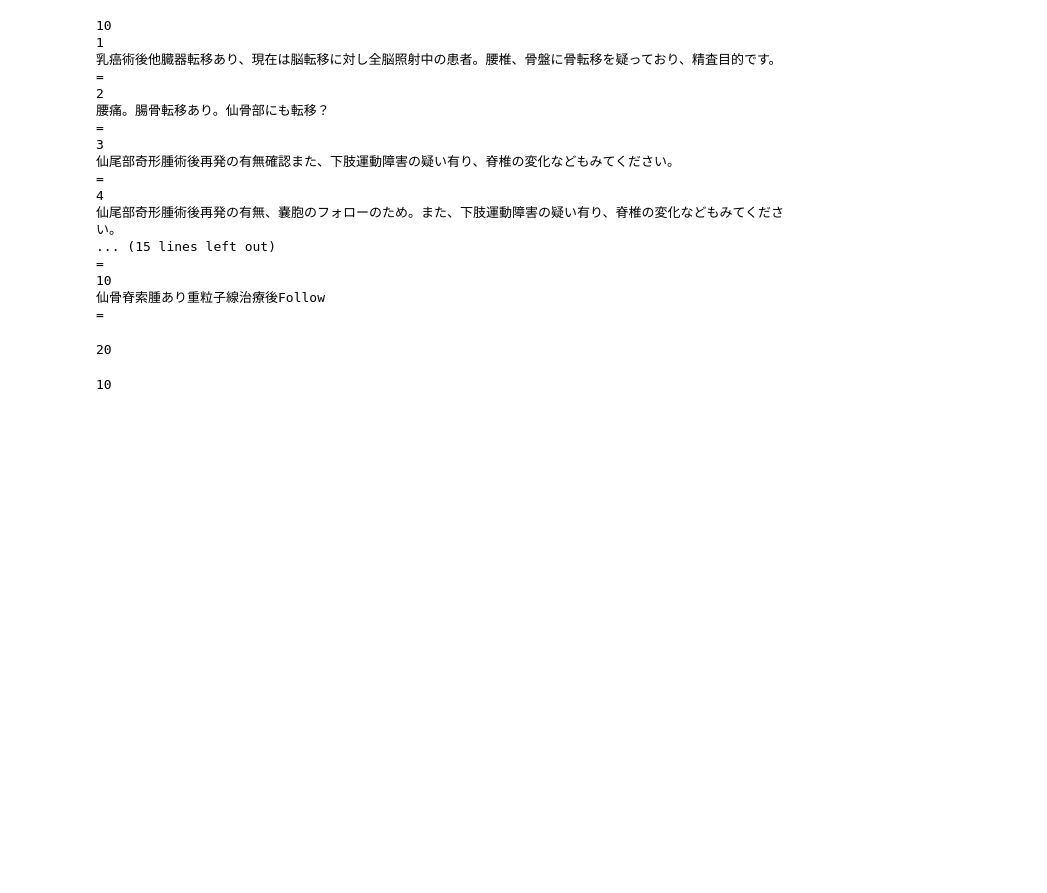
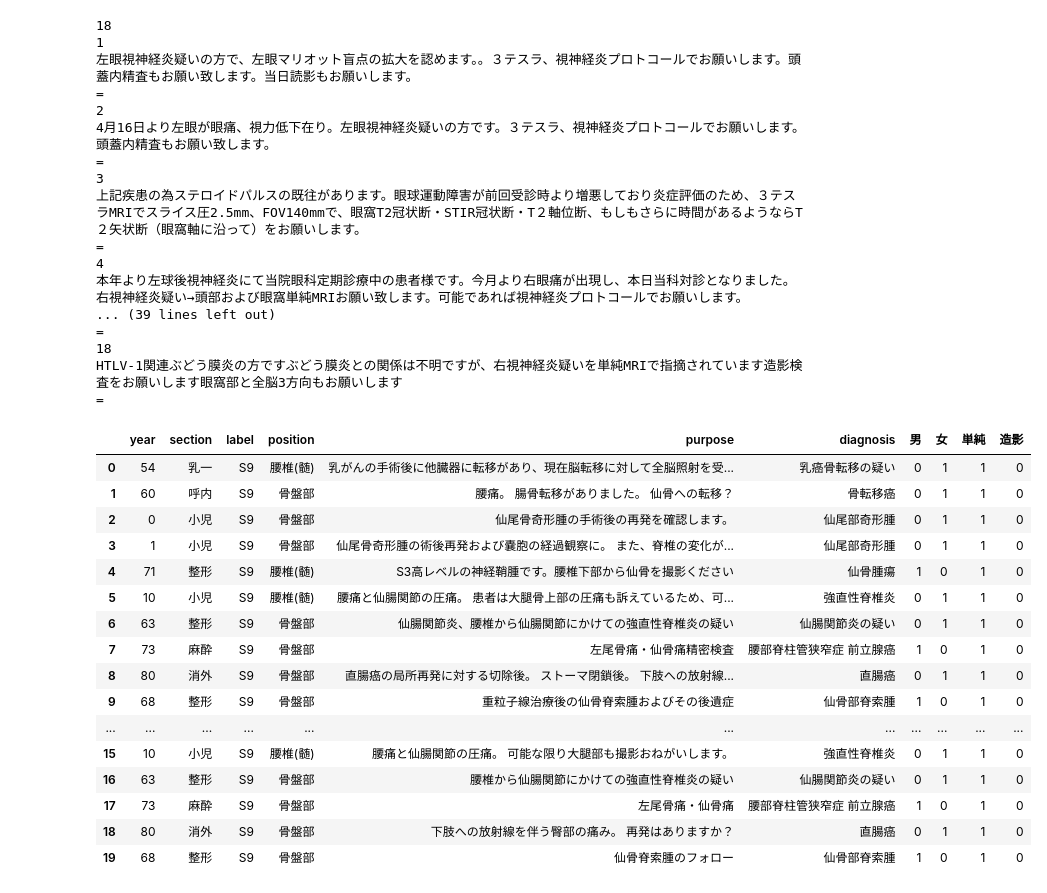
Before and after one commit to mecab-g/MRI, a Jupyter notebook: プロトコール予測/2.dataA.ipynb, the cells around one changed output. Drawn from its saved outputs; the diff is of its cells as text; code cells hidden in the pictures; blank space fills up the shorter version.

```diff
--- a/プロトコール予測/2.dataA.ipynb
+++ b/プロトコール予測/2.dataA.ipynb
@@ -55,22 +55,22 @@ Name: label, dtype: int64
 # 年齢はラベルごとに平均して正規分布でランダム
 # その他は目的以外は同一、目的は翻訳翻訳で拡張
 # %%
-dfA=ShowList(df,'S9')
+dfA=ShowList(df,'H20')
 # %% [output]
-10
+18
 1
-乳癌術後他臓器転移あり、現在は脳転移に対し全脳照射中の患者。腰椎、骨盤に骨転移を疑っており、精査目的です。
+左眼視神経炎疑いの方で、左眼マリオット盲点の拡大を認めます。。３テスラ、視神経炎プロトコールでお願いします。頭蓋内精査もお願い致します。当日読影もお願いします。
 =
 2
-腰痛。腸骨転移あり。仙骨部にも転移？
+4月16日より左眼が眼痛、視力低下在り。左眼視神経炎疑いの方です。３テスラ、視神経炎プロトコールでお願いします。頭蓋内精査もお願い致します。
 =
 3
-仙尾部奇形腫術後再発の有無確認また、下肢運動障害の疑い有り、脊椎の変化などもみてください。
+上記疾患の為ステロイドパルスの既往があります。眼球運動障害が前回受診時より増悪しており炎症評価のため、３テスラMRIでスライス圧2.5mm、FOV140mmで、眼窩T2冠状断・STIR冠状断・T２軸位断、もしもさらに時間があるようならT２矢状断（眼窩軸に沿って）をお願いします。
 =
 4
-仙尾部奇形腫術後再発の有無、嚢胞のフォローのため。また、下肢運動障害の疑い有り、脊椎の変化などもみてください。
-... (15 lines left out)
+本年より左球後視神経炎にて当院眼科定期診療中の患者様です。今月より右眼痛が出現し、本日当科対診となりました。右視神経炎疑い→頭部および眼窩単純MRIお願い致します。可能であれば視神経炎プロトコールでお願いします。
+... (39 lines left out)
 =
-10
-仙骨脊索腫あり重粒子線治療後Follow
+18
+HTLV-1関連ぶどう膜炎の方ですぶどう膜炎との関係は不明ですが、右視神経炎疑いを単純MRIで指摘されています造影検査をお願いします眼窩部と全脳3方向もお願いします
 =
@@ -77,2 +86,45 @@ dfA=ShowList(df,'S9')
 # %%
-S9=[
+S9=['乳がんの手術後に他臓器に転移があり、現在脳転移に対して全脳照射を受けている患者さんです。 腰椎と骨盤に骨転移が疑われ、精査目的です。',
+    '腰痛。 腸骨転移がありました。 仙骨への転移？',
+    '仙尾骨奇形腫の手術後の再発を確認します。',
+    '仙尾骨奇形腫の術後再発および嚢胞の経過観察に。 また、脊椎の変化がないか確認してください。',
+    'S3高レベルの神経鞘腫です。腰椎下部から仙骨を撮影ください',
+    '腰痛と仙腸関節の圧痛。 患者は大腿骨上部の圧痛も訴えているため、可能な限り大腿部も撮影する必要があります。',
+    '仙腸関節炎、腰椎から仙腸関節にかけての強直性脊椎炎の疑い',
+    '左尾骨痛・仙骨痛精密検査',
+    '直腸癌の局所再発に対する切除後。 ストーマ閉鎖後。 下肢への放射線を伴う臀部の痛み。 再発はありますか？ 腰部脊柱管狭窄症ですか？ 精査してください',
+    '重粒子線治療後の仙骨脊索腫およびその後遺症',
+
+    '乳がんの手術後に他臓器に転移があり 腰椎と骨盤に骨転移が疑われ、精査目的です。',
+    '腸骨転移がありました。 仙骨への転移？',
+    '仙尾骨奇形腫の手術後',
+    '仙尾骨奇形腫の術後再発および嚢胞の経過観察に。',
+    '腰椎下部から仙骨を撮影ください',
+    '腰痛と仙腸関節の圧痛。 可能な限り大腿部も撮影おねがいします。',
+    '腰椎から仙腸関節にかけての強直性脊椎炎の疑い',
+    '左尾骨痛・仙骨痛',
+    '下肢への放射線を伴う臀部の痛み。 再発はありますか？ ',
+    '仙骨脊索腫のフォロー',
+
+   ]
+# %%
+dfA1= makeAug(dfA, S9, YC=False)
+dfA1
+# %% [output]
+|  | year | section | label | position | purpose | diagnosis | 男 | 女 | 単純 | 造影 |
+| 0 | 54 | 乳一 | S9 | 腰椎(髄) | 乳がんの手術後に他臓器に転移があり、現在脳転移に対して全脳照射を受... | 乳癌骨転移の疑い | 0 | 1 | 1 | 0 |
+| 1 | 60 | 呼内 | S9 | 骨盤部 | 腰痛。 腸骨転移がありました。 仙骨への転移？ | 骨転移癌 | 0 | 1 | 1 | 0 |
+| 2 | 0 | 小児 | S9 | 骨盤部 | 仙尾骨奇形腫の手術後の再発を確認します。 | 仙尾部奇形腫 | 0 | 1 | 1 | 0 |
+| 3 | 1 | 小児 | S9 | 骨盤部 | 仙尾骨奇形腫の術後再発および嚢胞の経過観察に。 また、脊椎の変化が... | 仙尾部奇形腫 | 0 | 1 | 1 | 0 |
+| 4 | 71 | 整形 | S9 | 腰椎(髄) | S3高レベルの神経鞘腫です。腰椎下部から仙骨を撮影ください | 仙骨腫瘍 | 1 | 0 | 1 | 0 |
+| 5 | 10 | 小児 | S9 | 腰椎(髄) | 腰痛と仙腸関節の圧痛。 患者は大腿骨上部の圧痛も訴えているため、可... | 強直性脊椎炎 | 0 | 1 | 1 | 0 |
+| 6 | 63 | 整形 | S9 | 骨盤部 | 仙腸関節炎、腰椎から仙腸関節にかけての強直性脊椎炎の疑い | 仙腸関節炎の疑い | 0 | 1 | 1 | 0 |
+| 7 | 73 | 麻酔 | S9 | 骨盤部 | 左尾骨痛・仙骨痛精密検査 | 腰部脊柱管狭窄症 前立腺癌 | 1 | 0 | 1 | 0 |
+| 8 | 80 | 消外 | S9 | 骨盤部 | 直腸癌の局所再発に対する切除後。 ストーマ閉鎖後。 下肢への放射線... | 直腸癌 | 0 | 1 | 1 | 0 |
+| 9 | 68 | 整形 | S9 | 骨盤部 | 重粒子線治療後の仙骨脊索腫およびその後遺症 | 仙骨部脊索腫 | 1 | 0 | 1 | 0 |
+| ... | ... | ... | ... | ... | ... | ... | ... | ... | ... | ... |
+| 15 | 10 | 小児 | S9 | 腰椎(髄) | 腰痛と仙腸関節の圧痛。 可能な限り大腿部も撮影おねがいします。 | 強直性脊椎炎 | 0 | 1 | 1 | 0 |
+| 16 | 63 | 整形 | S9 | 骨盤部 | 腰椎から仙腸関節にかけての強直性脊椎炎の疑い | 仙腸関節炎の疑い | 0 | 1 | 1 | 0 |
+| 17 | 73 | 麻酔 | S9 | 骨盤部 | 左尾骨痛・仙骨痛 | 腰部脊柱管狭窄症 前立腺癌 | 1 | 0 | 1 | 0 |
+| 18 | 80 | 消外 | S9 | 骨盤部 | 下肢への放射線を伴う臀部の痛み。 再発はありますか？ | 直腸癌 | 0 | 1 | 1 | 0 |
+| 19 | 68 | 整形 | S9 | 骨盤部 | 仙骨脊索腫のフォロー | 仙骨部脊索腫 | 1 | 0 | 1 | 0 |
@@ -99,11 +153,3 @@ U5=["術前評価お願いします",
     "尺骨神経障害",
     "右肘に腫瘍がないか精密検査です。 症状には、後骨間神経麻痺が含まれます。 腫瘍などで神経が圧迫されていないか詳しく調べる検査です。",
    ]
-# %%
-len(U5)
-# %% [output]
-20
-# %%
-len(dfA)
-# %% [output]
-10
```
Also changed, not shown: parts of 7 cells of this notebook, 7 other files.
